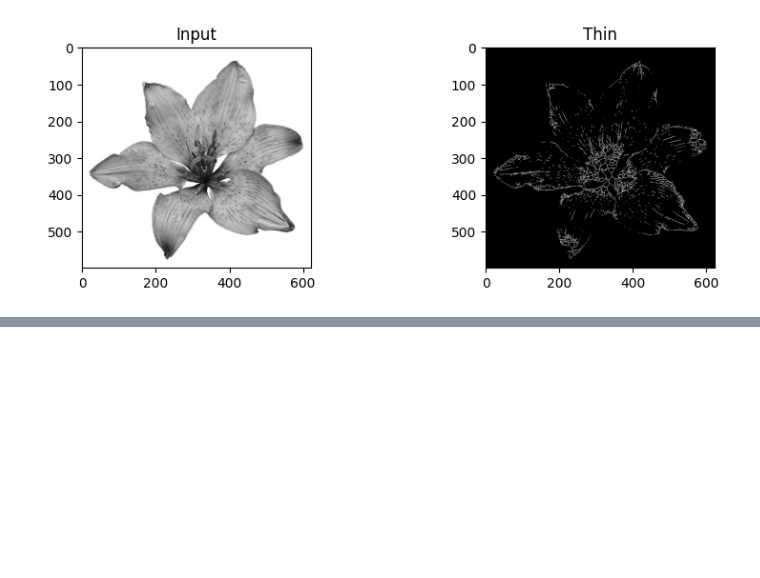
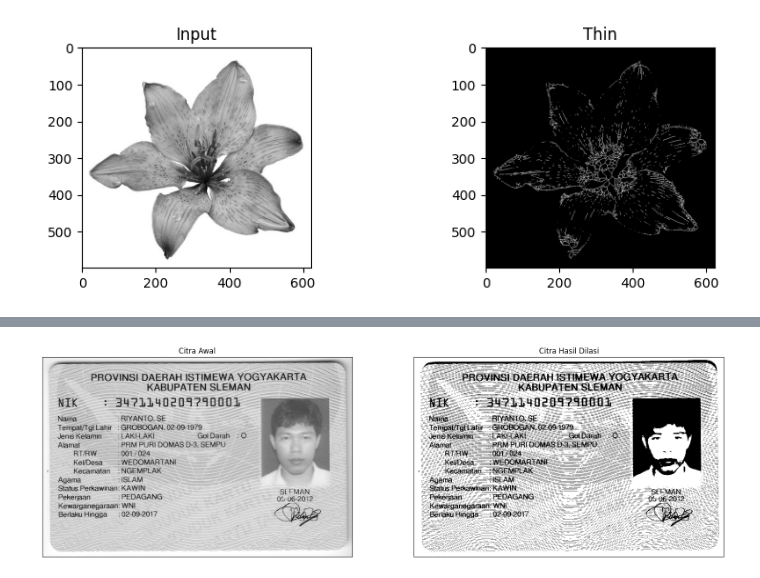
Before and after one commit to JenioDwiSetyoFavianGian/PCVK_Ganjil_2023, a Jupyter notebook: Week8.ipynb, the cells around one changed output, grey strips where cells are left out. Cells and saved outputs as stored; diff of their text form; code cells hidden in the pictures; blank space fills up the shorter version.

```diff
--- a/Week8.ipynb
+++ b/Week8.ipynb
@@ -515,0 +625,15 @@ plt.show()
+# %%
+img = cv2.imread('/content/drive/MyDrive/PCVK2023/Images/KTP_More/ktp.png')
+gray = cv2.cvtColor(img, cv2.COLOR_BGR2GRAY)
+
+ret, thresh = cv2.threshold(gray, 0, 255, cv2.THRESH_BINARY + cv2.THRESH_OTSU)
+kernel = np.ones((1,1),np.uint8)
+dilasi = cv2.dilate(thresh,kernel,iterations = 1)
+
+plt.figure(figsize=(20,16)),plt.subplot(121),plt.imshow(gray,cmap = 'gray'),plt.title('Citra Awal')
+plt.xticks([]), plt.yticks([])
+plt.subplot(122),plt.imshow(dilasi,cmap = 'gray'),plt.title('Citra Hasil Dilasi')
+plt.xticks([]), plt.yticks([])
+plt.show()
+# %% [output]
+[figure, added]
```
Also changed, not shown: parts of 3 cells of this notebook.
